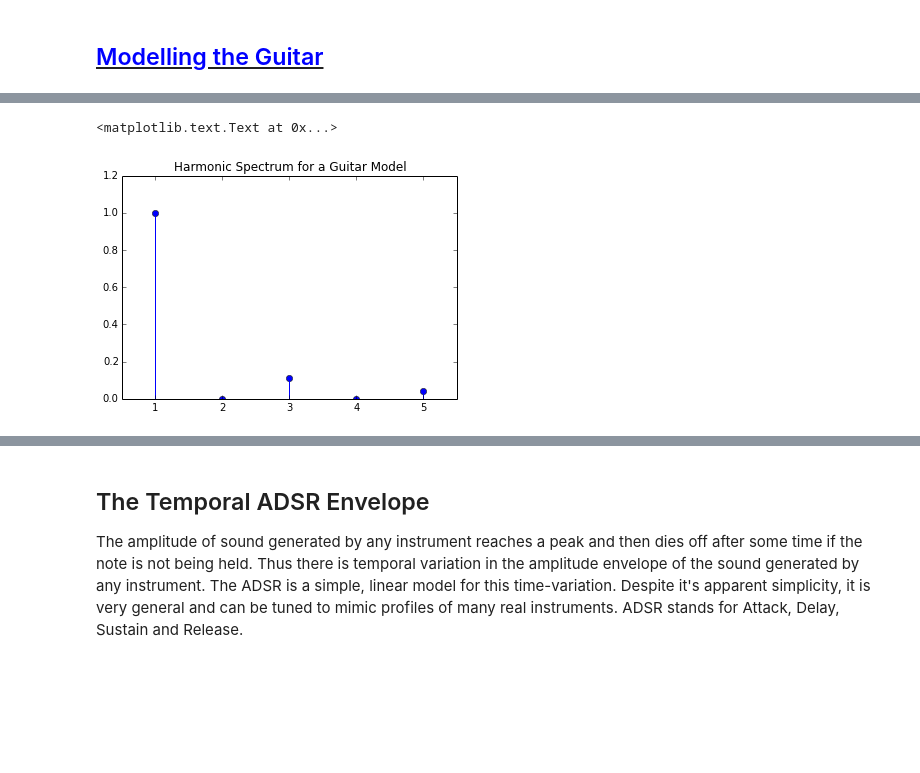
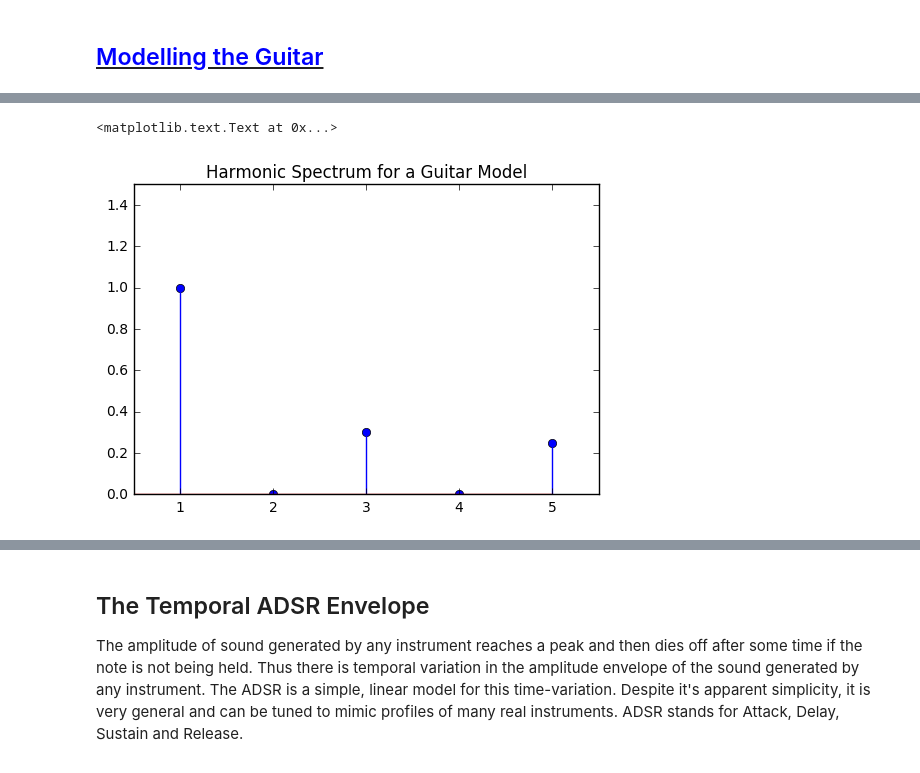
Before and after one commit to robodhruv/signal-analysis, a Jupyter notebook: EE210 - Assignment 2/Music Synthesis.ipynb, the cells around one changed output, grey strips where cells are left out. Cells and saved outputs as stored; diff of their text form; code cells hidden in the pictures; blank space fills up the shorter version.

```diff
--- a/EE210 - Assignment 2/Music Synthesis.ipynb
+++ b/EE210 - Assignment 2/Music Synthesis.ipynb
@@ -45,12 +45,12 @@ The following function generates the resulting waveform of the superposition of
 # %%
-harmonic_spectrum_guitar = [[0, 1, 2, 3, 4, 5], [0, 1, 0, 1./9, 0, 1./25]]
+harmonic_spectrum_guitar = [[0, 1, 2, 3, 4, 5], [0, 1, 0, 0.3, 0, 0.25]]
 
 plt.stem(harmonic_spectrum_guitar[0], harmonic_spectrum_guitar[1])
-plt.axis([0.5, 5.5, 0, 1.2])
+plt.axis([0.5, 5.5, 0, 1.5])
 plt.title("Harmonic Spectrum for a Guitar Model")
 # %% [output]
 <matplotlib.text.Text at 0x...>
-[figure, old version]
+[figure, new version]
 # %%
 def gen_tone(f):
 	t = np.arange(total * rate)
```
Also changed, not shown: parts of 15 cells of this notebook, 1 other file.
